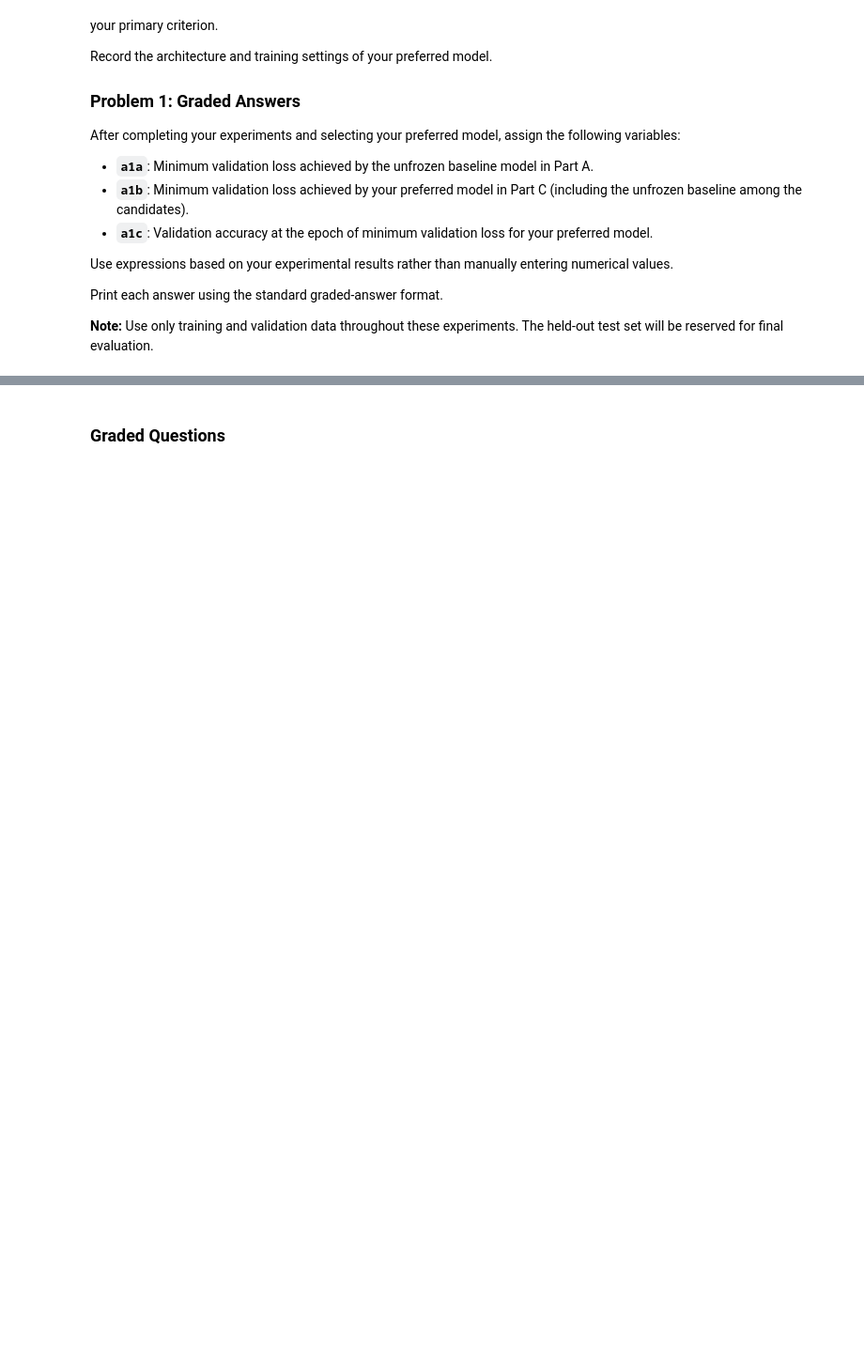
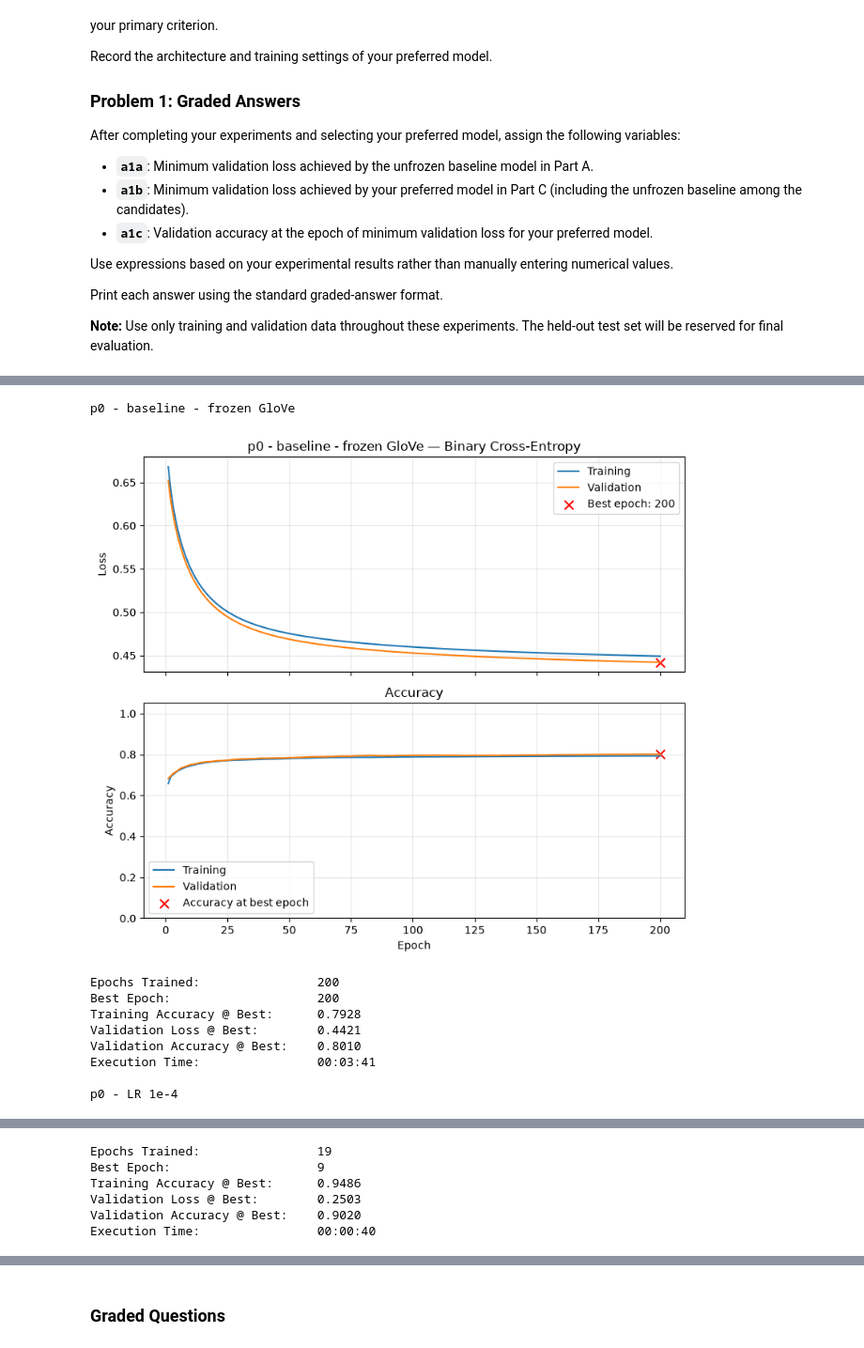
Before and after one commit to raffwh/dx703_hw, a Jupyter notebook: notebooks/Homework_07.ipynb, the cells around one changed output, grey strips where cells are left out. Shown at 94% size. Drawn from its saved outputs; the diff is of its cells as text; code cells hidden in the pictures; blank space fills up the shorter version.

```diff
--- a/notebooks/Homework_07.ipynb
+++ b/notebooks/Homework_07.ipynb
@@ -776,0 +862,73 @@ Print each answer using the standard graded-answer format.
+# %%
+p1_experiment_configs  = {
+    "p0 - baseline - frozen GloVe" : dict(),
+    "p0 - LR 1e-4"              : dict(lr_schedule = 1e-4),
+
+    "p1 - baseline unfrozen"    : dict(embedding_trainable = True),
+    "p1 - extra dense layer"    : dict(embedding_trainable = True, hidden_dense = [64]),
+    "p1 - l2 regularization"    : dict(embedding_trainable = True, l2_reg = 1e-4),
+    "p1 - dropout layer"        : dict(embedding_trainable = True, dropout = 0.3),
+}
+# %%
+# ## - dictionaries to store experiment outputs
+nlp_experiment_results = {}
+nlp_fitted_models = {}
+nlp_experiment_result_dfs = {}
+# nlp_experiment_history_dfs = {}
+
+
+
+for nlp_experiment_title, nlp_experiment_cfg in p1_experiment_configs.items():
+
+    ## - split experiment settings into model settings and training settings
+    nlp_model_cfg = {
+        key: value
+        for key, value in nlp_experiment_cfg.items()
+        if key not in nlp_train_option_keys
+    }
+
+    nlp_train_cfg = {
+        key: value
+        for key, value in nlp_experiment_cfg.items()
+        if key in nlp_train_option_keys
+    }
+
+    ## - build the model for this experiment
+    nlp_model = p1_model_quick_function(
+        **{**nlp_model_config_common, **nlp_model_cfg}
+    )
+
+    ## - train, validate, plot, and collect summary metrics
+    nlp_result = train_and_validate(
+        nlp_model,
+        X_train, y_train,
+        X_val, y_val,
+        title=nlp_experiment_title,
+        **nlp_train_config_common,
+        **nlp_train_cfg
+    )
+
+    ##temp fix
+    nlp_result['embed_dim'] = embedding_dimension
+
+    ## - save summary result and fitted model under the experiment title
+    nlp_experiment_results[nlp_experiment_title] = nlp_result
+    nlp_fitted_models[nlp_experiment_title] = nlp_model
+
+    nlp_experiment_result_dfs[nlp_experiment_title] = (
+        pd.DataFrame(
+            [nlp_result],
+            index=[nlp_experiment_title]
+        )
+    )
+# %% [output]
+p0 - baseline - frozen GloVe
+[figure, added]
+Epochs Trained:                200
+Best Epoch:                    200
+Training Accuracy @ Best:      0.7928
+Validation Loss @ Best:        0.4421
+Validation Accuracy @ Best:    0.8010
+Execution Time:                00:03:41
+
+p0 - LR 1e-4
@@ -776,0 +972,6 @@ Print each answer using the standard graded-answer format.
+Epochs Trained:                19
+Best Epoch:                    9
+Training Accuracy @ Best:      0.9486
+Validation Loss @ Best:        0.2503
+Validation Accuracy @ Best:    0.9020
+Execution Time:                00:00:40
```
Also changed, not shown: parts of 45 cells of this notebook, 1 other file.
